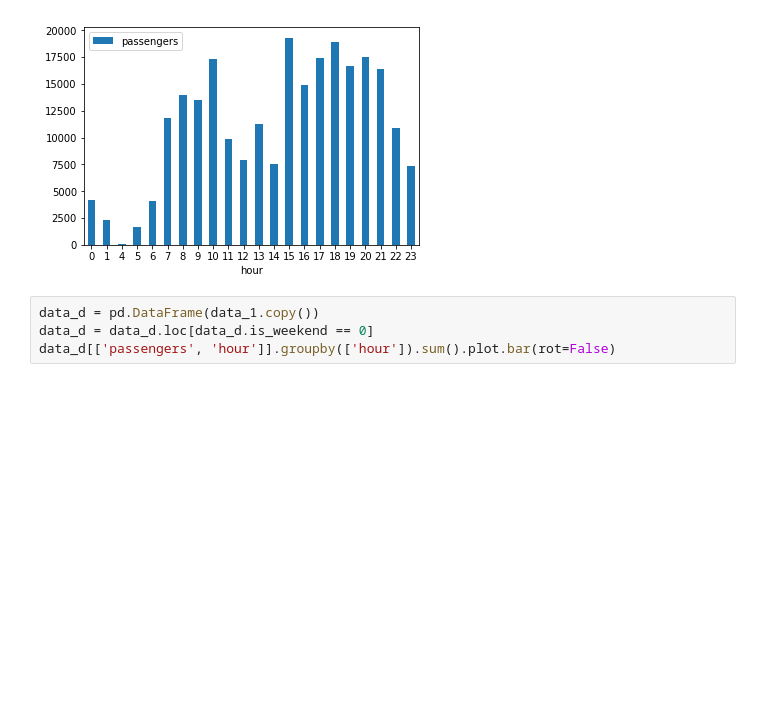
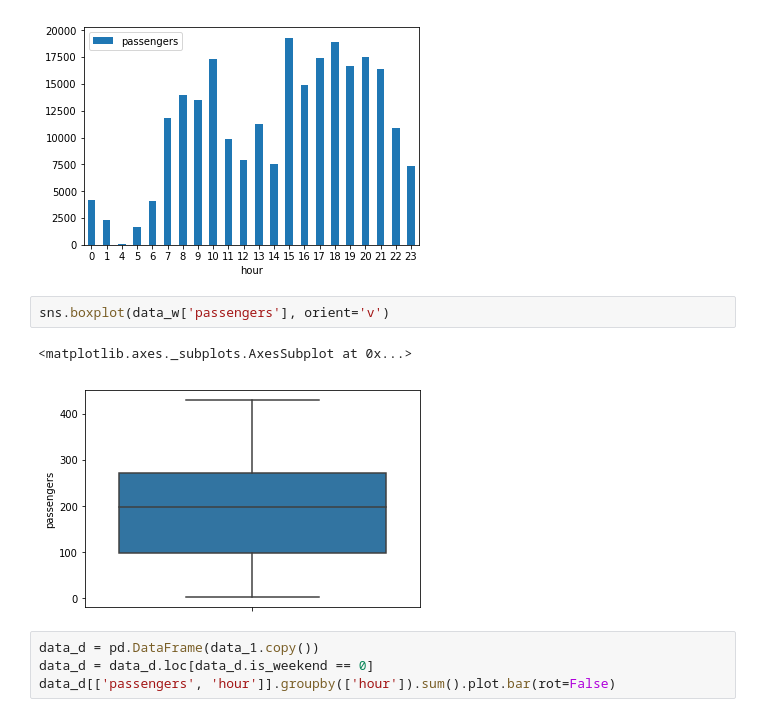
Before and after one commit to mikhnev/nir, a Jupyter notebook: khimki_2017_jan-jun.ipynb, the cells around one changed output. Saved outputs shown, nothing was run; the diff lists cells and outputs as text; blank space fills up the shorter version.

```diff
--- a/khimki_2017_jan-jun.ipynb
+++ b/khimki_2017_jan-jun.ipynb
@@ -619,6 +619,11 @@ data_w[['passengers', 'hour']].groupby(['hour']).sum().plot.bar(rot=False)
 # %% [output]
 <matplotlib.axes._subplots.AxesSubplot at 0x...>
 [figure]
+# %%
+sns.boxplot(data_w['passengers'], orient='v')
+# %% [output]
+<matplotlib.axes._subplots.AxesSubplot at 0x...>
+[figure, added]
 # %%
 data_d = pd.DataFrame(data_1.copy())
 data_d = data_d.loc[data_d.is_weekend == 0]
```
Also changed, not shown: parts of 28 cells of this notebook.
